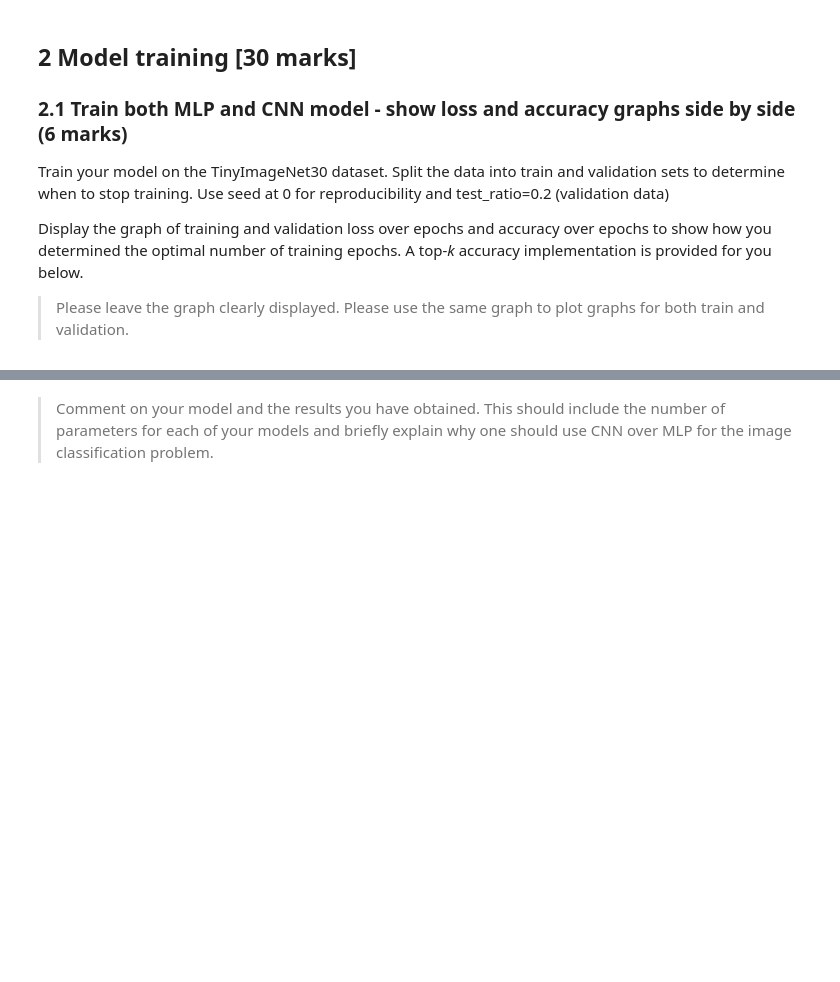
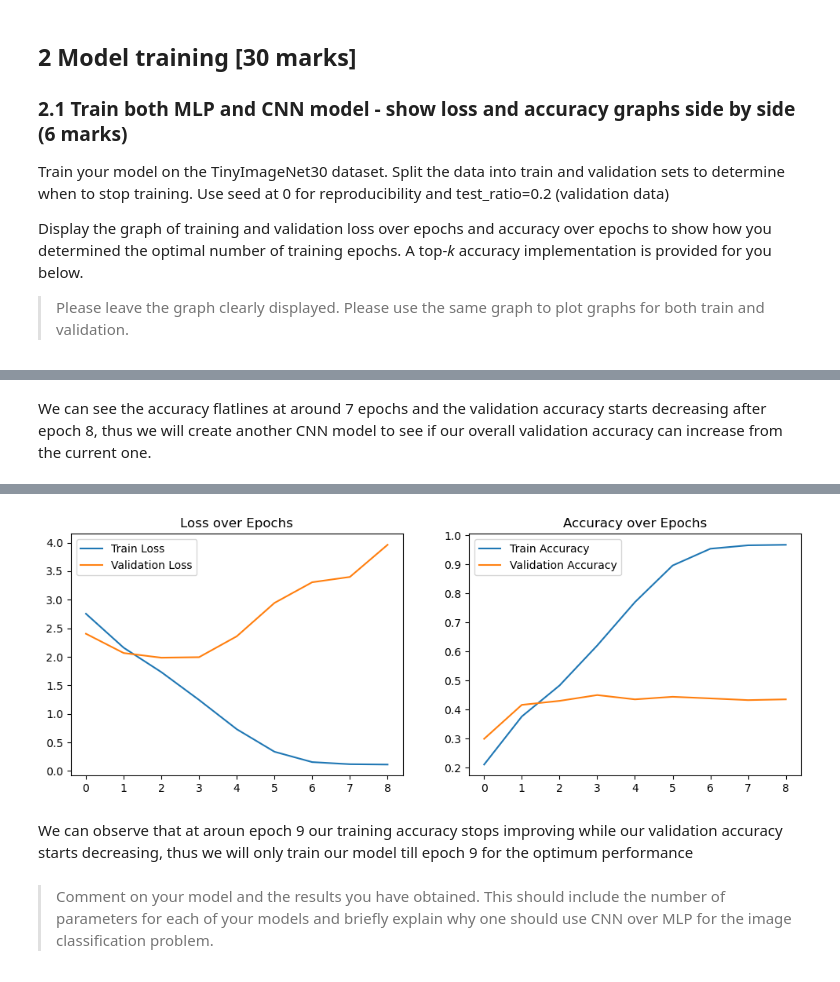
Before and after one commit to assh/dl_assessment2, a Jupyter notebook: COMP5625M_assessment2024_problem.ipynb, the cells around one changed output, grey strips where cells are left out. Cells and saved outputs as stored; diff of their text form; code cells hidden in the pictures; blank space fills up the shorter version.

```diff
--- a/COMP5625M_assessment2024_problem.ipynb
+++ b/COMP5625M_assessment2024_problem.ipynb
@@ -383,10 +334,6 @@ def topk_accuracy(output, target, topk=(1,)):
         correct_k = correct[:k].view(-1).float().sum(0)
         res.append(correct_k.mul_(100.0 / batch_size))
     return res
-# %%
-criterion = nn.CrossEntropyLoss()
-mlp_optimizer = optim.Adam(mlp_model.parameters(), lr=1e-3)
-cnn_optimizer = optim.Adam(cnn_model.parameters(), lr=1e-3)
 # %%
 #TO COMPLETE --> Running your MLP model class
 def train_model(model, train_loader, val_loader, criterion, optimizer, num_epochs=25):
@@ -509,3 +478,35 @@ cnn_model, cnn_history = train_model(cnn_model, train_loader, val_loader, cnn_cr
 
 # Plot training history for CNN
 plot_training_history(cnn_history)
+# %% [markdown]
+We can see the accuracy flatlines at around 7 epochs and the validation accuracy starts decreasing after epoch 8, thus we will create another CNN model to see if our overall validation accuracy can increase from the current one.
+# %%
+class SimpleCNN_Improved(nn.Module):
+    def __init__(self, num_classes=30):
+        super(SimpleCNN_Improved, self).__init__()
+        self.conv1 = nn.Conv2d(in_channels=3, out_channels=32, kernel_size=3, padding=1)
+        self.conv2 = nn.Conv2d(in_channels=32, out_channels=64, kernel_size=3, padding=1)
+        self.pool = nn.MaxPool2d(kernel_size=2, stride=2)
+        self.conv3 = nn.Conv2d(in_channels=64, out_channels=128, kernel_size=3, padding=1)
+        self.fc1 = nn.Linear(in_features=128 * 8 * 8, out_features=512)
+        self.fc2 = nn.Linear(in_features=512, out_features=num_classes)
+
+    def forward(self, x):
+        x = self.pool(F.relu(self.conv1(x)))
+        x = self.pool(F.relu(self.conv2(x)))
+        x = self.pool(F.relu(self.conv3(x)))
+        x = x.view(-1, 128 * 8 * 8)  # Flatten the layer before feeding it into fully connected layers
+        x = F.leaky_relu(self.fc1(x))
+        x = self.fc2(x)
+        return x
+# %%
+model = SimpleCNN_Improved()
+cnn_criterion = nn.CrossEntropyLoss()
+cnn_optimizer = optim.Adam(model.parameters(), lr=1e-3)
+
+# Train CNN model
+model, cnn_history = train_model(model, train_loader, val_loader, cnn_criterion, cnn_optimizer, num_epochs=9)
+
+# Plot training history for CNN
+plot_training_history(cnn_history)
+# %% [output]
@@ -511,0 +522,3 @@ plot_training_history(cnn_history)
+[figure, added]
+# %% [markdown]
+We can observe that at aroun epoch 9 our training accuracy stops improving while our validation accuracy starts decreasing, thus we will only train our model till epoch 9 for the optimum performance
```
Also changed, not shown: parts of 40 cells of this notebook.
